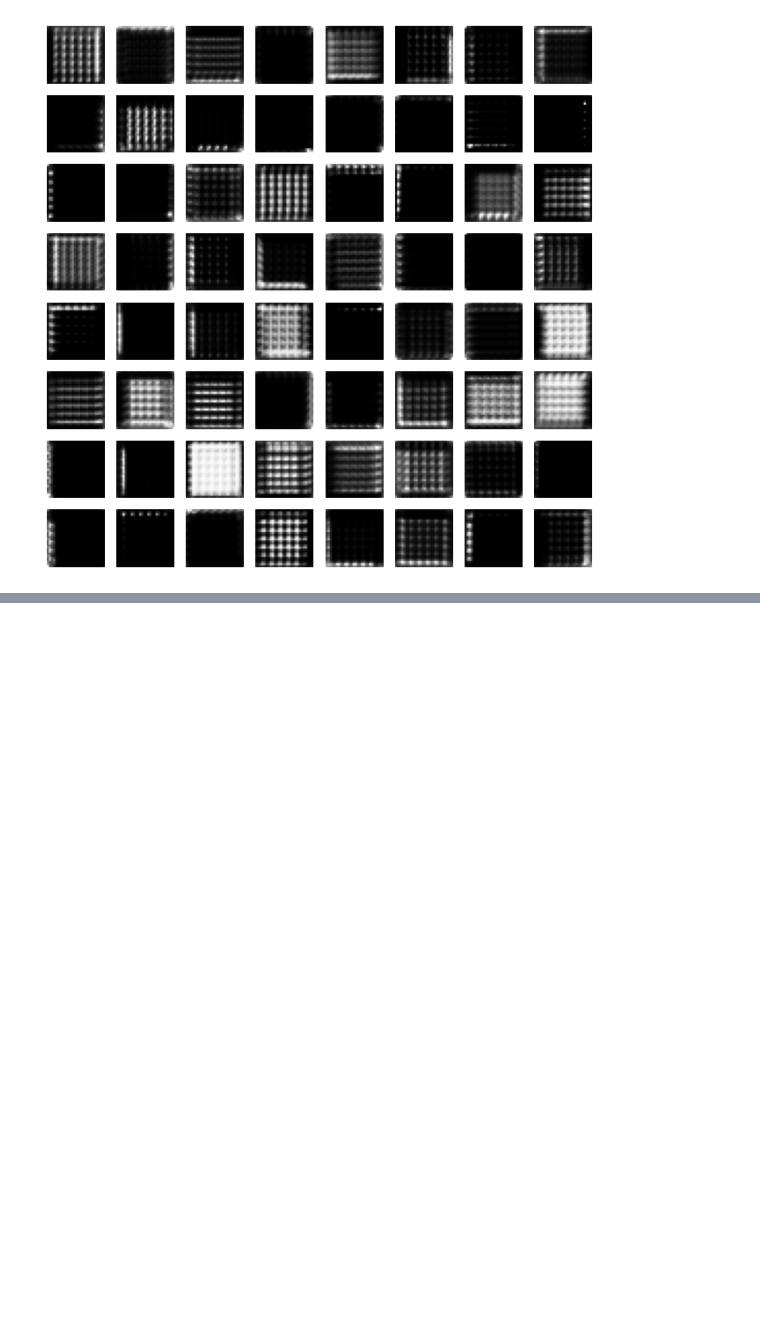
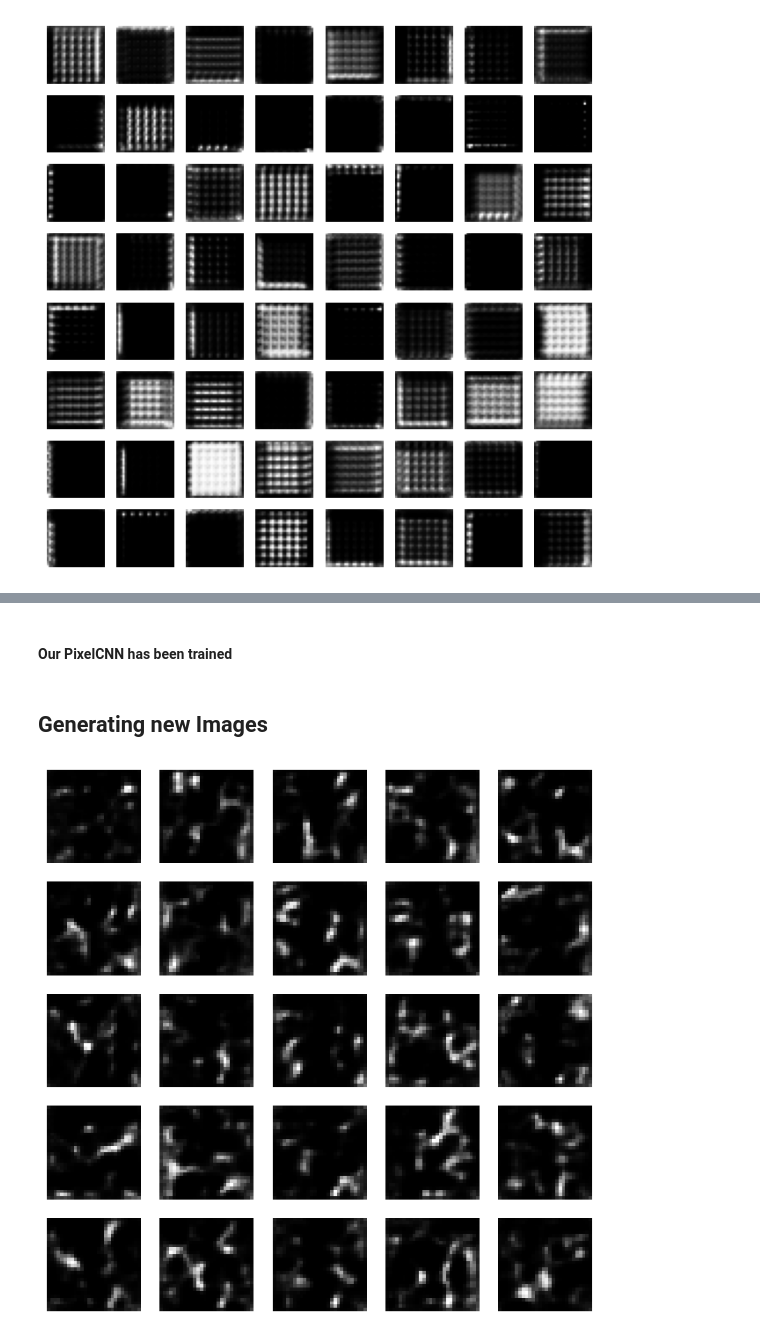
Before and after one commit to Ak62007/Deep-Generative-Modelling, a Jupyter notebook: notebooks/VQ_VAE.ipynb, the cells around one changed output, grey strips where cells are left out. Saved outputs shown, nothing was run; the diff lists cells and outputs as text; code cells hidden in the pictures; blank space fills up the shorter version.

```diff
--- a/notebooks/VQ_VAE.ipynb
+++ b/notebooks/VQ_VAE.ipynb
@@ -441,0 +517,3 @@ def visualize_codebook_activation(model: VQ_VAE, dataloader: DataLoader):
+# %%
+imgs, _ = next(iter(train_dataloader))
+imgs.shape
@@ -441,0 +728,43 @@ def visualize_codebook_activation(model: VQ_VAE, dataloader: DataLoader):
+# %% [markdown]
+#### Our PixelCNN has been trained
+# %% [markdown]
+## Generating new Images
+# %%
+def generate_with_pixelcnn(pixelcnn:nn.Module, vqvae:VQ_VAE, n=25, temperature=0.8):
+    pixelcnn.eval()
+    vqvae.eval()
+
+    with torch.no_grad():
+        grid = torch.zeros(n, 7, 7).long().to(device)
+
+        for i in range(7):
+            for j in range(7):
+                distribution = pixelcnn.forward(grid)
+
+                logits = distribution[:, :, i, j] / temperature
+
+                probs = torch.softmax(logits, dim=-1)
+                sampled = torch.multinomial(probs, num_samples=1)
+                grid[:, i, j] = sampled.squeeze()
+
+        sampled_features = vqvae.codebook.embedding.weight[grid]
+        sampled_features = sampled_features.permute(0, 3, 1, 2).contiguous()
+        generated_images = vqvae.decoder.forward(sampled_features)
+
+        generated_images = generated_images.cpu()
+
+        figs, axes = plt.subplots(nrows=5, ncols=5, figsize=(8,8))
+        for i in range(n):
+            row = i // 5
+            col = i % 5
+            axes[row, col].imshow(generated_images[i].squeeze(), cmap='gray')
+            axes[row, col].axis('off')
+
+        plt.show()
+# %%
+generate_with_pixelcnn(
+    pixelcnn=trained_pixel_cnn,
+    vqvae=model
+)
+# %% [output]
+[figure, added]
```
Also changed, not shown: parts of 47 cells of this notebook, 1 other file.
